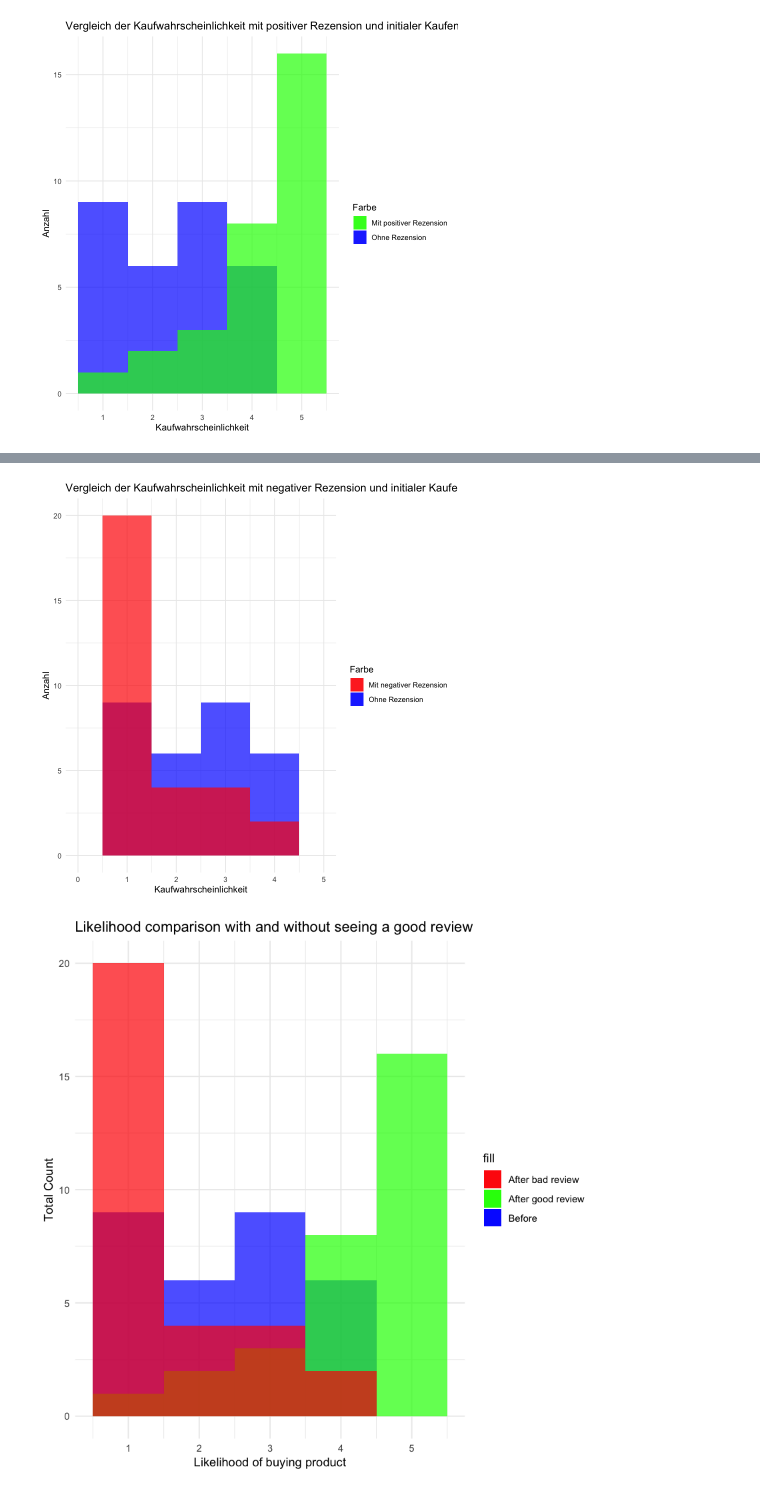
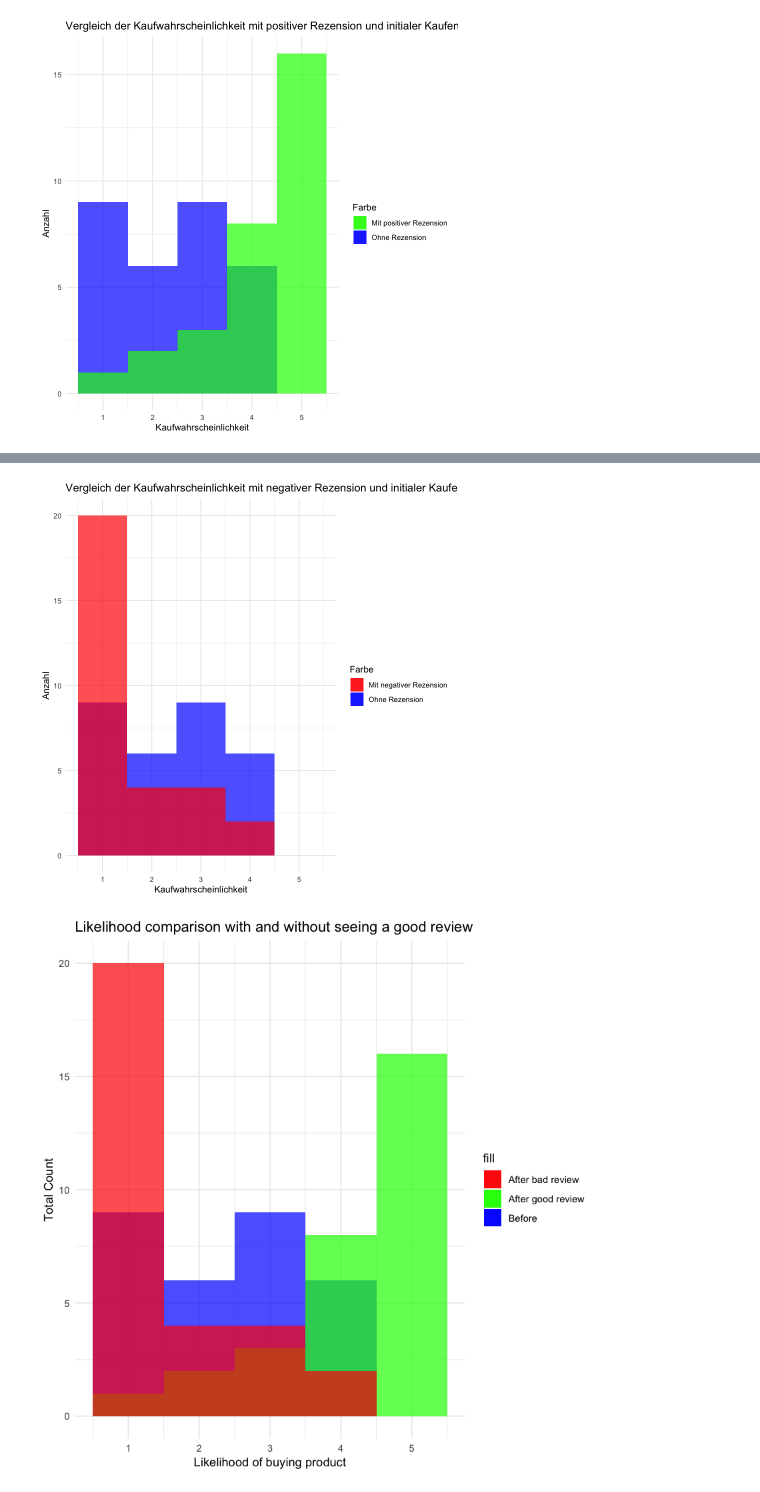
Before and after one commit to davidmescudi/WAL23-24, a Jupyter notebook: stat.ipynb, the cells around one changed output, grey strips where cells are left out. Drawn from its saved outputs; the diff is of its cells as text; code cells hidden in the pictures.

```diff
--- a/stat.ipynb
+++ b/stat.ipynb
@@ -46,12 +46,12 @@ ggsave("img/box_likelihood_good.png", device = "png", width = 8, height = 6, uni
 ggplot(data, aes(x = `prod1_initial`, fill = "Ohne Rezension")) +
   geom_histogram(binwidth = 1, position = "identity", alpha = 0.7) +
   geom_histogram(aes(x = `prod1_high_bad`, fill = "Mit negativer Rezension"), binwidth = 1, position = "identity", alpha = 0.7) +
+  # Hacky way so the x-axis extends to 5
+  geom_histogram(aes(x = `prod1_high_very_good`, fill = "Mit positiver Rezension"), binwidth = 1, position = "identity", alpha = 0) +
   labs(title = "Vergleich der Kaufwahrscheinlichkeit mit negativer Rezension und initialer Kaufentscheidung",
        x = "Kaufwahrscheinlichkeit", y = "Anzahl") +
   scale_fill_manual(name = "Farbe", values = c("Ohne Rezension" = "blue", "Mit negativer Rezension" = "red")) +
-  theme_minimal() +
-  xlim(0, 5) +
-  ylim(0,20)
+  theme_minimal()
 
 ggsave("img/box_likelihood_bad.png", device = "png", width = 8, height = 6, units = "in", dpi = 300, bg = "transparent")
 # %% [output]
@@ -66,4 +58,4 @@ Warning message:
-[figure, old version]
+[figure, new version]
 # %%
 ggplot(data, aes(x = data$prod1_initial, fill = "Before")) +
   geom_histogram(binwidth = 1, position = "identity", alpha = 0.7) +
```
Also changed, not shown: parts of 1 cell of this notebook, 1 other file.
